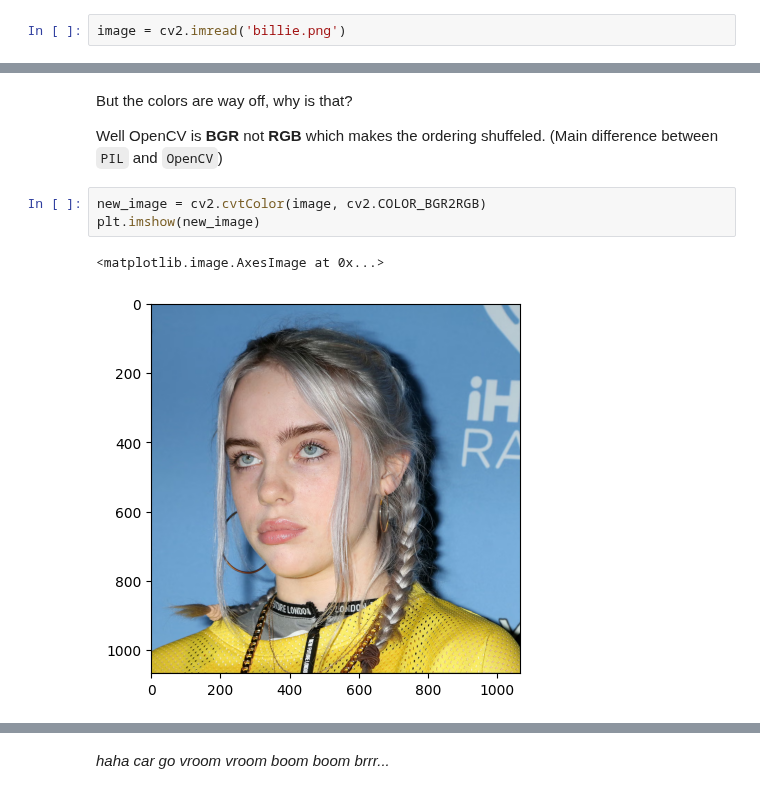
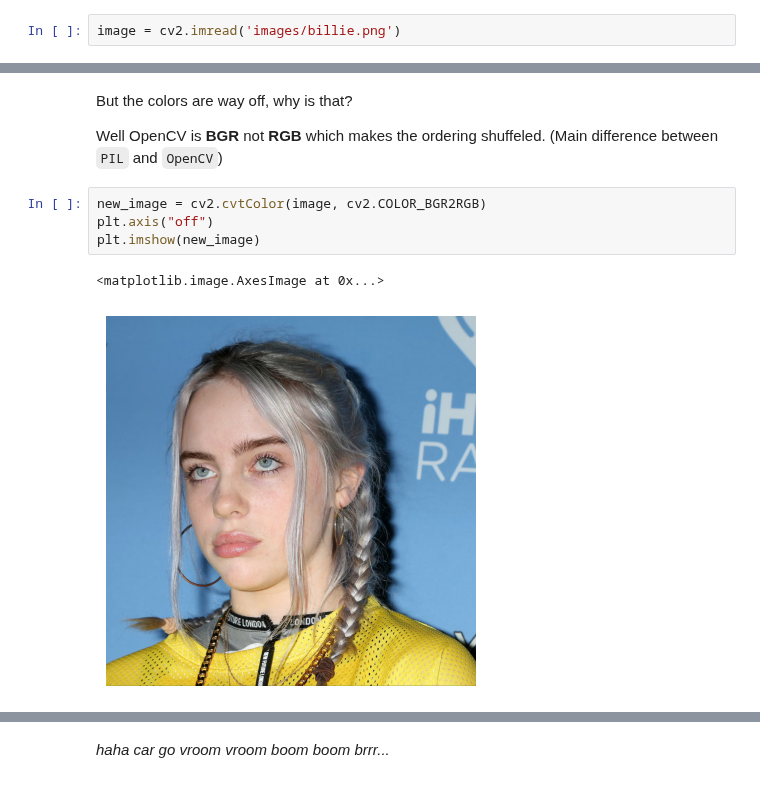
Before and after one commit to kamal-stark-dev/Learning, a Jupyter notebook: Python/Image Libraries/Basics-CV2.ipynb, the cells around one changed output, grey strips where cells are left out. Drawn from its saved outputs; the diff is of its cells as text.

```diff
--- a/Python/Image Libraries/Basics-CV2.ipynb
+++ b/Python/Image Libraries/Basics-CV2.ipynb
@@ -5,7 +5,7 @@ If you want to install it for your current kernel
 
 `!{sys.executable} -m pip install opencv-python`
 # %%
-image = cv2.imread('billie.png')
+image = cv2.imread('images/billie.png')
 # %%
 print(f'''
 Type: {type(image)}
@@ -27,10 +28,11 @@ But the colors are way off, why is that?
 Well OpenCV is **BGR** not **RGB** which makes the ordering shuffeled. (Main difference between `PIL` and `OpenCV`)
 # %%
 new_image = cv2.cvtColor(image, cv2.COLOR_BGR2RGB)
+plt.axis("off")
 plt.imshow(new_image)
 # %% [output]
 <matplotlib.image.AxesImage at 0x...>
-[figure, old version]
+[figure, new version]
 # %%
 # you can convert the image to gray scale using cvtColor
 image_gray = cv2.cvtColor(image, cv2.COLOR_BGR2GRAY)
```
Also changed, not shown: parts of 5 cells of this notebook, 4 other files.
